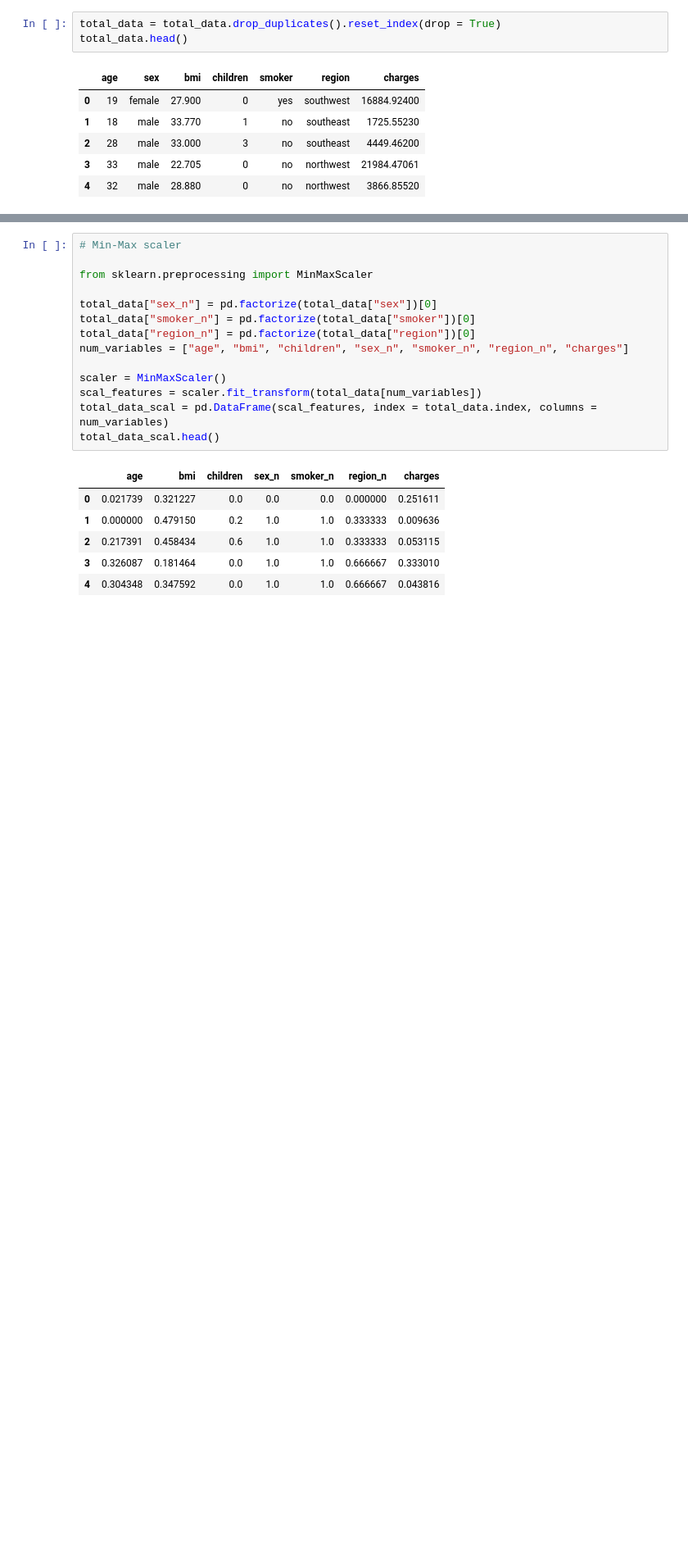
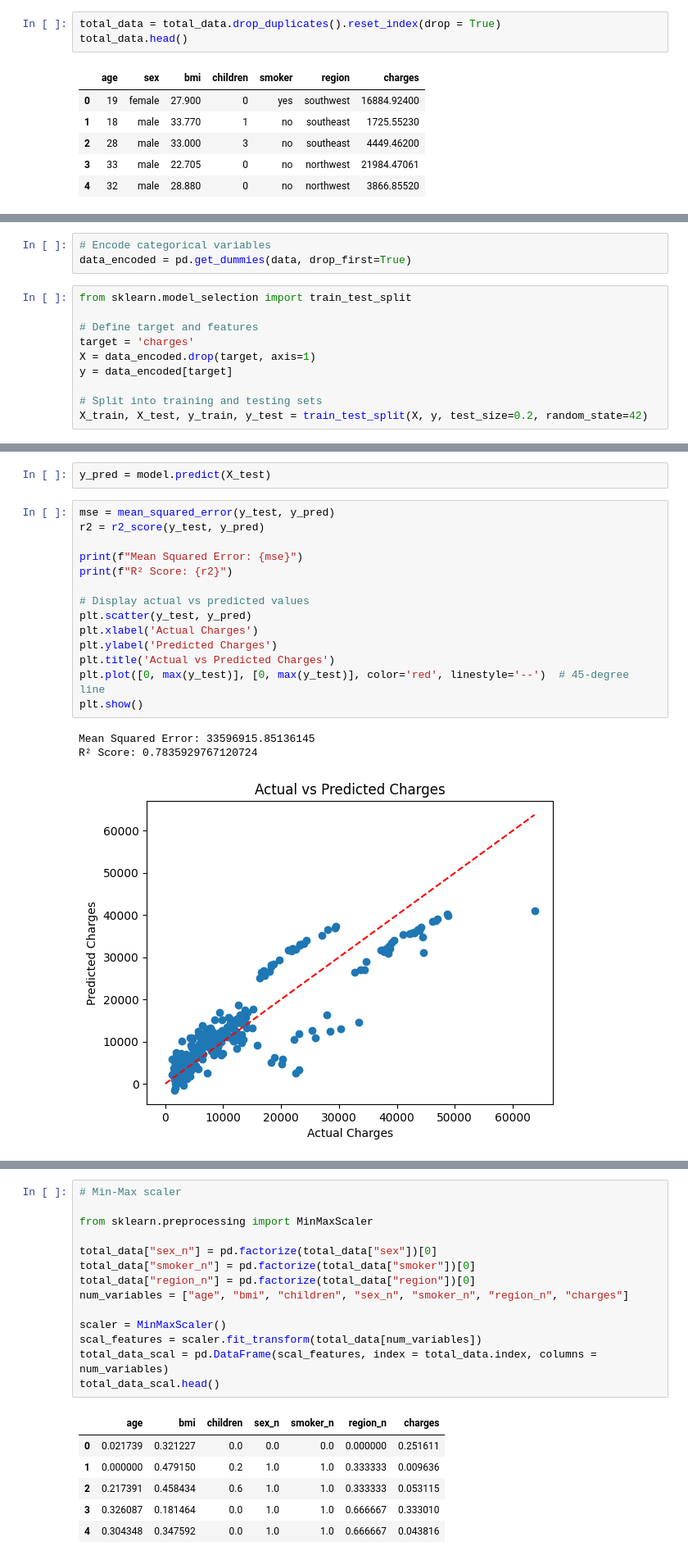
Before and after one commit to Mariarodrigues27/Linear-Regression-Project-Tutorial, a Jupyter notebook: src/explore.ipynb, the cells around one changed output, grey strips where cells are left out. Shown at 82% size. Drawn from its saved outputs; the diff is of its cells as text; blank space fills up the shorter version.

```diff
--- a/src/explore.ipynb
+++ b/src/explore.ipynb
@@ -24,0 +113,13 @@ total_data.head()
+# %%
+# Encode categorical variables
+data_encoded = pd.get_dummies(data, drop_first=True)
+# %%
+from sklearn.model_selection import train_test_split
+
+# Define target and features
+target = 'charges'
+X = data_encoded.drop(target, axis=1)
+y = data_encoded[target]
+
+# Split into training and testing sets
+X_train, X_test, y_train, y_test = train_test_split(X, y, test_size=0.2, random_state=42)
@@ -24,0 +137,20 @@ total_data.head()
+# %%
+y_pred = model.predict(X_test)
+# %%
+mse = mean_squared_error(y_test, y_pred)
+r2 = r2_score(y_test, y_pred)
+
+print(f"Mean Squared Error: {mse}")
+print(f"R² Score: {r2}")
+
+# Display actual vs predicted values
+plt.scatter(y_test, y_pred)
+plt.xlabel('Actual Charges')
+plt.ylabel('Predicted Charges')
+plt.title('Actual vs Predicted Charges')
+plt.plot([0, max(y_test)], [0, max(y_test)], color='red', linestyle='--')  # 45-degree line
+plt.show()
+# %% [output]
+Mean Squared Error: 33596915.85136145
+R² Score: 0.7835929767120724
+[figure, added]
```
Also changed, not shown: parts of 7 cells of this notebook.
